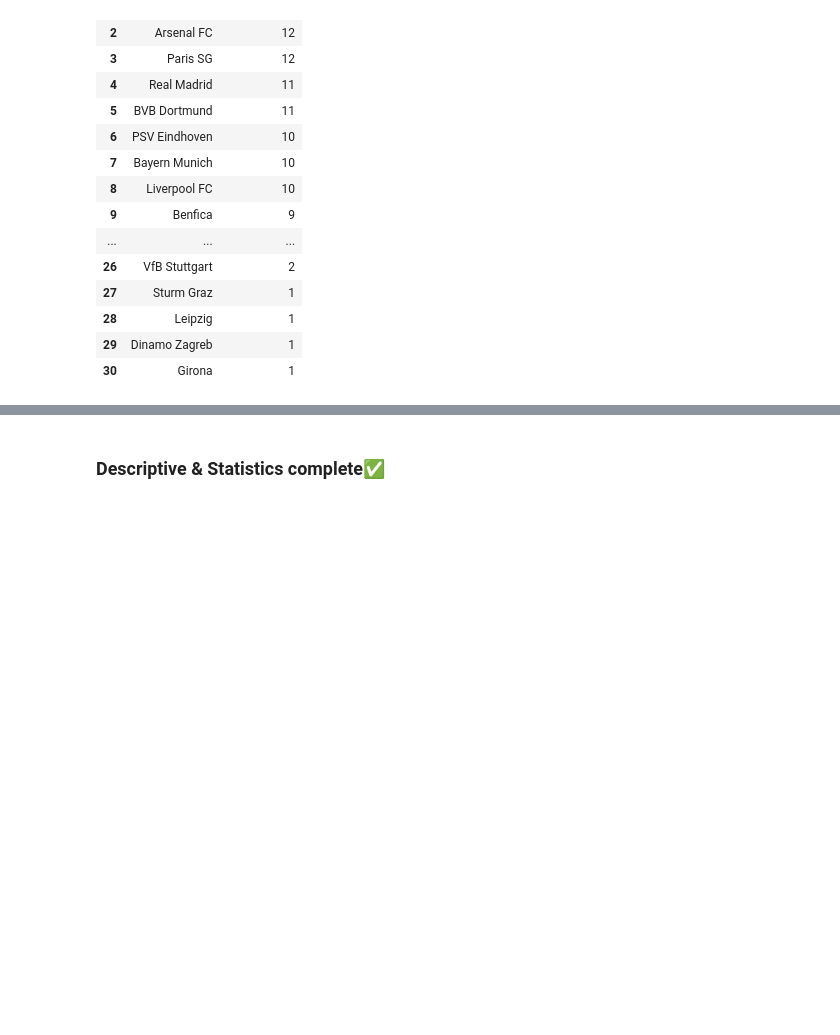
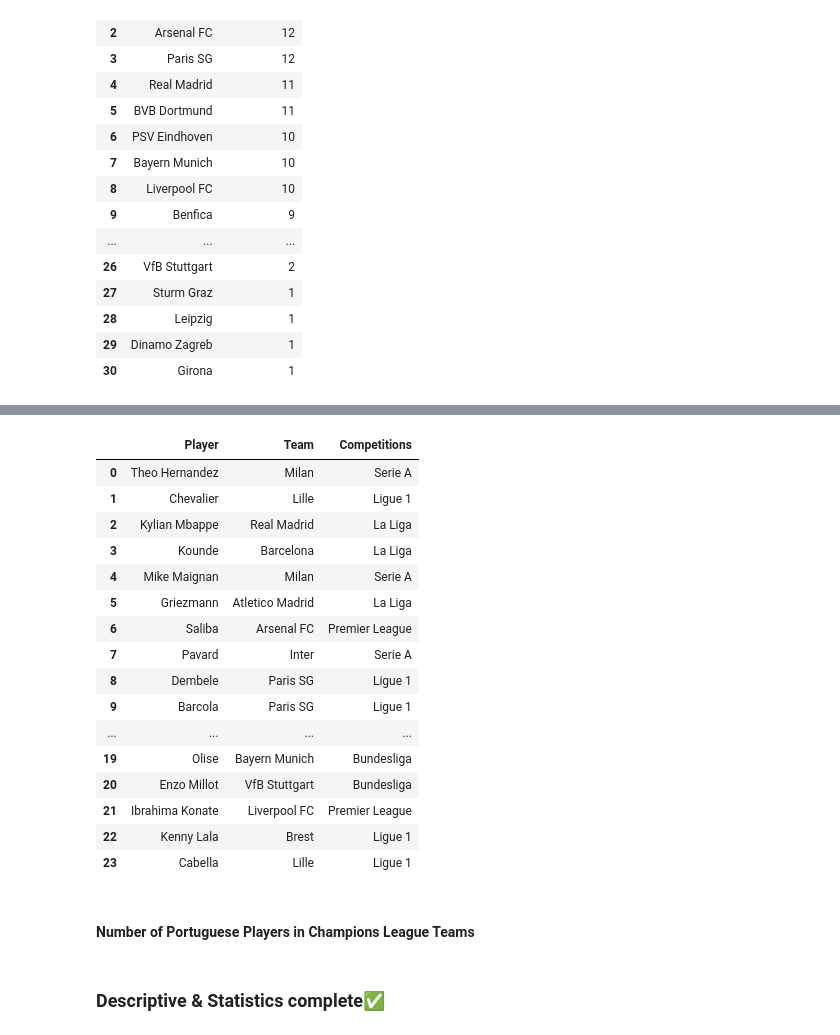
Before and after one commit to ArberKuqi/PythonDataScience_Project, a Jupyter notebook: ChampionsData/DataAnalysis/02-Descriptive_statistics.ipynb, the cells around one changed output, grey strips where cells are left out. Saved outputs shown, nothing was run; the diff lists cells and outputs as text; code cells hidden in the pictures; blank space fills up the shorter version.

```diff
--- a/ChampionsData/DataAnalysis/02-Descriptive_statistics.ipynb
+++ b/ChampionsData/DataAnalysis/02-Descriptive_statistics.ipynb
@@ -753,0 +904,21 @@ ucl['Team'].value_counts().reset_index(name='players_num')
+# %%
+ucl_france_players = ucl[ucl['Nationality'] == 'France'][['Player', 'Team', 'Competitions']].reset_index(drop=True)
+ucl_france_players
+# %% [output]
+|  | Player | Team | Competitions |
+| 0 | Theo Hernandez | Milan | Serie A |
+| 1 | Chevalier | Lille | Ligue 1 |
+| 2 | Kylian Mbappe | Real Madrid | La Liga |
+| 3 | Kounde | Barcelona | La Liga |
+| 4 | Mike Maignan | Milan | Serie A |
+| 5 | Griezmann | Atletico Madrid | La Liga |
+| 6 | Saliba | Arsenal FC | Premier League |
+| 7 | Pavard | Inter | Serie A |
+| 8 | Dembele | Paris SG | Ligue 1 |
+| 9 | Barcola | Paris SG | Ligue 1 |
+| ... | ... | ... | ... |
+| 19 | Olise | Bayern Munich | Bundesliga |
+| 20 | Enzo Millot | VfB Stuttgart | Bundesliga |
+| 21 | Ibrahima Konate | Liverpool FC | Premier League |
+| 22 | Kenny Lala | Brest | Ligue 1 |
+| 23 | Cabella | Lille | Ligue 1 |
@@ -753,0 +938,2 @@ ucl['Team'].value_counts().reset_index(name='players_num')
+# %% [markdown]
+#### Number of Portuguese Players in Champions League Teams
```
Also changed, not shown: parts of 34 cells of this notebook, 1 other file.
